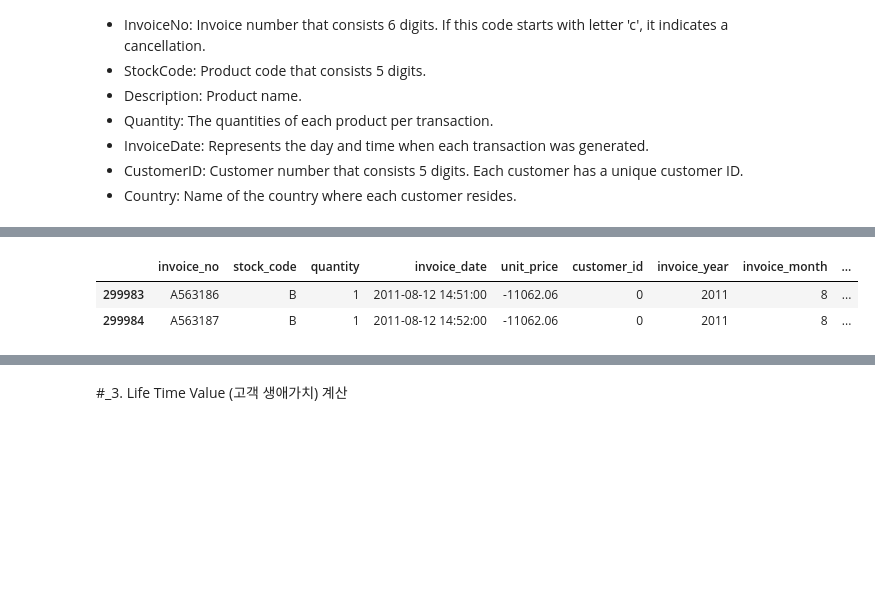
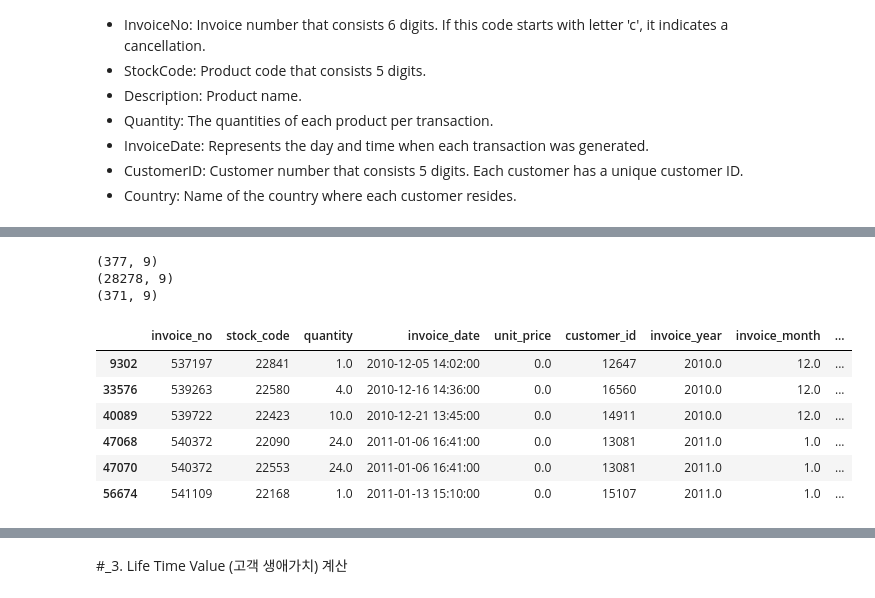
Before and after one commit to Nayoung-young/prj-ecommerce-ltv, a Jupyter notebook: e_commerce_LTV.ipynb, the cells around one changed output, grey strips where cells are left out. Saved outputs shown, nothing was run; the diff lists cells and outputs as text; code cells hidden in the pictures; blank space fills up the shorter version.

```diff
--- a/e_commerce_LTV.ipynb
+++ b/e_commerce_LTV.ipynb
@@ -227,5 +227,5 @@ df_LTV_01['customer_id'].isna().sum() # customer_id
 # %%
 %%time
 df_LTV_01 = df_LTV_01.astype({'customer_id' : 'int'}) # float 였으므로 .0 없애기 위해 먼저 int로 변환
-df_LTV_01 = df_LTV_01.astype({'customer_id' : 'object'})
+df_LTV_01 = df_LTV_01.astype({'customer_id' : 'str'})
 # %% [output]
@@ -234,3 +234,7 @@ Wall time: 69 ms
+# %%
+## invoice_no, stock_code도 type str로 변경
+df_LTV_01 = df_LTV_01.astype({'invoice_no' : 'str'})
+df_LTV_01 = df_LTV_01.astype({'stock_code' : 'str'})
 # %%
 df_LTV_01.info()
 # %% [output]
@@ -288,6 +295,10 @@ df_LTV_01['invoice_year'] = df_LTV_01['invoice_date'].dt.year
 df_LTV_01['invoice_month'] = df_LTV_01['invoice_date'].dt.month
 df_LTV_01['invoice_day'] = df_LTV_01['invoice_date'].dt.day
 
+df_LTV_01 = df_LTV_01.astype({'invoice_year' : 'int'})
+df_LTV_01 = df_LTV_01.astype({'invoice_month' : 'int'})
+df_LTV_01 = df_LTV_01.astype({'invoice_day' : 'int'})
+
 df_LTV_01.head()
 # %% [output]
 |  | invoice_no | stock_code | quantity | invoice_date | unit_price | customer_id | invoice_year | invoice_month | ... |
@@ -389,0 +402,3 @@ df_LTV_01[df_LTV_01['quantity'] < 0].sample(5)
+# %%
+pd.set_option('display.max_columns', None) ## 모든 열을 출력한다.
+pd.set_option('display.max_rows', None) ## 모든 열을 출력한다.
@@ -409,6 +472,19 @@ memory usage: 37.2+ MB
+# %%
+print((df_LTV_01[df_LTV_01['unit_price'] == 0].shape))
+print((df_LTV_01[df_LTV_01['customer_id'] == 0].shape))
+
+print((df_LTV_01[(df_LTV_01['customer_id'] == 0) & (df_LTV_01['unit_price'] == 0)].shape))
+# %% [output]
+(377, 9)
+(28278, 9)
+(371, 9)
 # %%
-df_LTV_01[df_LTV_01['unit_price'] < 0]
+df_LTV_01[ (df_LTV_01['unit_price'] == 0) & (df_LTV_01['customer_id'] != 0) ]
 # %% [output]
 |  | invoice_no | stock_code | quantity | invoice_date | unit_price | customer_id | invoice_year | invoice_month | ... |
-| 299983 | A563186 | B | 1 | 2011-08-12 14:51:00 | -11062.06 | 0 | 2011 | 8 | ... |
-| 299984 | A563187 | B | 1 | 2011-08-12 14:52:00 | -11062.06 | 0 | 2011 | 8 | ... |
+| 9302 | 537197 | 22841 | 1.0 | 2010-12-05 14:02:00 | 0.0 | 12647 | 2010.0 | 12.0 | ... |
+| 33576 | 539263 | 22580 | 4.0 | 2010-12-16 14:36:00 | 0.0 | 16560 | 2010.0 | 12.0 | ... |
+| 40089 | 539722 | 22423 | 10.0 | 2010-12-21 13:45:00 | 0.0 | 14911 | 2010.0 | 12.0 | ... |
+| 47068 | 540372 | 22090 | 24.0 | 2011-01-06 16:41:00 | 0.0 | 13081 | 2011.0 | 1.0 | ... |
+| 47070 | 540372 | 22553 | 24.0 | 2011-01-06 16:41:00 | 0.0 | 13081 | 2011.0 | 1.0 | ... |
+| 56674 | 541109 | 22168 | 1.0 | 2011-01-13 15:10:00 | 0.0 | 15107 | 2011.0 | 1.0 | ... |
```
Also changed, not shown: parts of 43 cells of this notebook.
